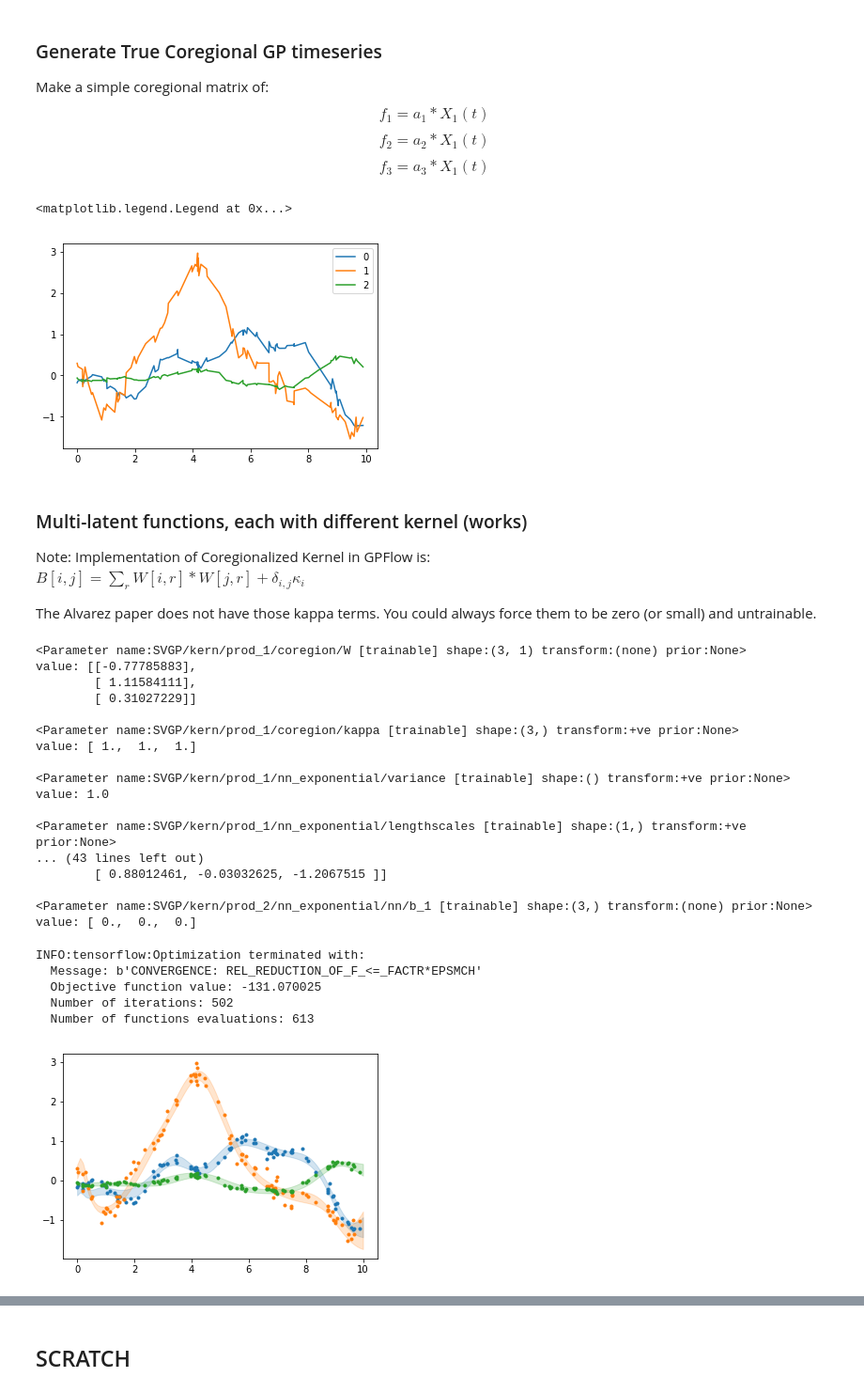
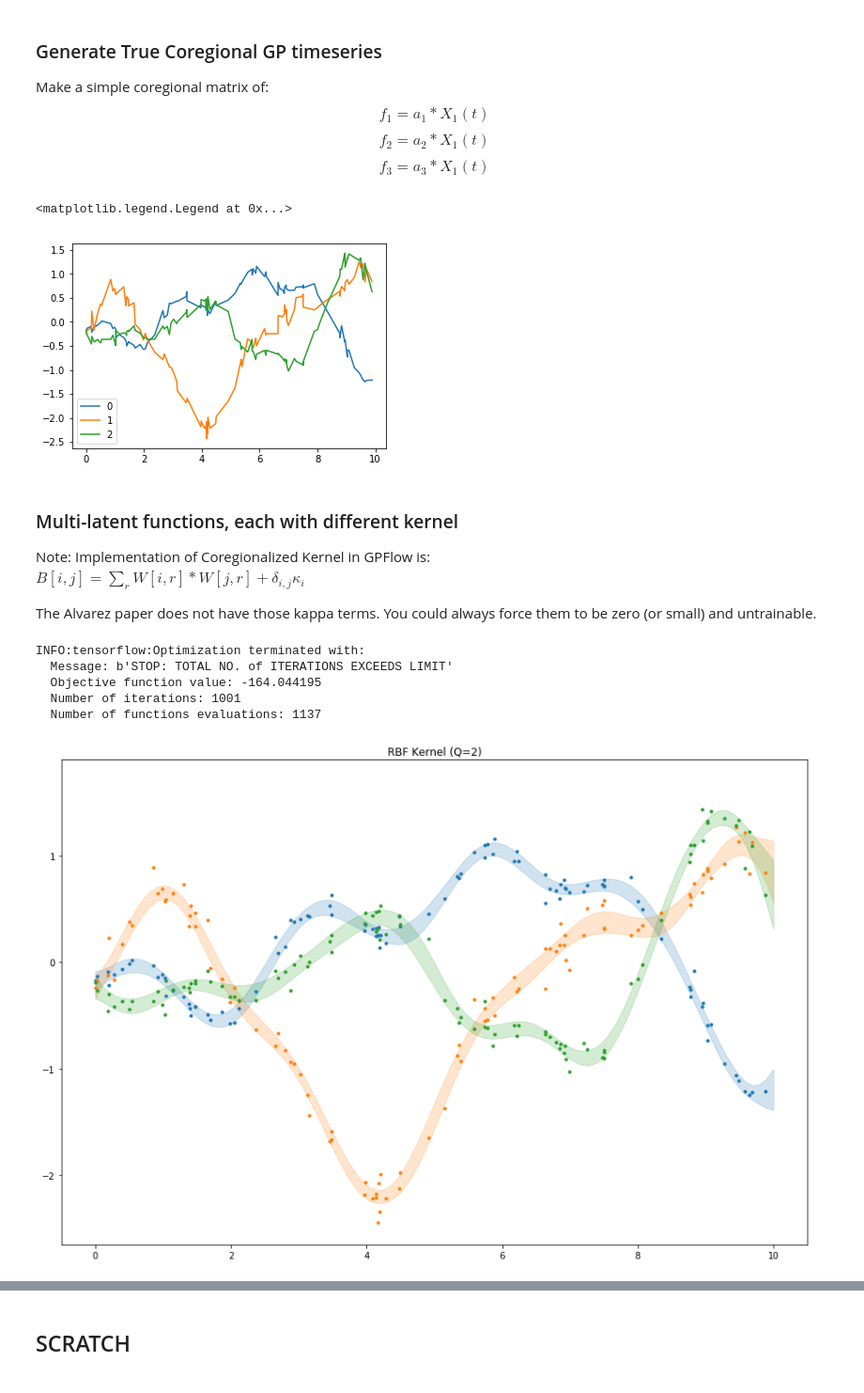
Before and after one commit to silburt/gp_nn, a Jupyter notebook: Coregion-py3.ipynb, the cells around one changed output, grey strips where cells are left out. Shown at 94% size. Saved outputs shown, nothing was run; the diff lists cells and outputs as text; code cells hidden in the pictures.

```diff
--- a/Coregion-py3.ipynb
+++ b/Coregion-py3.ipynb
@@ -116,7 +116,7 @@ func = SimpleKernel(0.1)
 kernel = RVKernel(func, 1.0, 1.0, 0.6, 0.3, 0.5)
 # %%
 #generate some correlated time series according to a kernel K
-npts = 10
+npts = 100
 output_dim = 3
 range_ = 10
 
@@ -158,7 +158,8 @@ X = np.random.rand(npts,1)*range_
 
 #correlated data = uncorrelated data x Cholesky decomposition
 K = V2*np.exp(-0.5*np.square(X - X.T)/LS2) + np.eye(npts)*noise
-B = np.array([0.79042061, -1.46037718, -0.32913388])   #coregion matrix
+B = np.array([0.79042061, 1.2, -1])   #coregion matrix
+#B = np.array([1, 1, 1])
 f = B*np.dot(np.linalg.cholesky(K), np.random.randn(npts,output_dim))
 X,f = zip(*sorted(zip(X,f)))
 X,f = np.asarray(X), np.asarray(f)
@@ -174,9 +175,9 @@ for i in range(output_dim):
 plt.legend()
 # %% [output]
 <matplotlib.legend.Legend at 0x...>
-[figure, old version]
+[figure, new version]
 # %% [markdown]
-### Multi-latent functions, each with different kernel (works)
+### Multi-latent functions, each with different kernel
 Note: Implementation of Coregionalized Kernel in GPFlow is:
 $ B[i, j] = \sum_r W[i, r] * W[j, r] + \delta_{i,j}\kappa_i$
 
@@ -243,12 +259,13 @@ R = 1   #rank of coreg matrix
 
 #standard kernels
 #k = [gpflow.kernels.Exponential(input_dim, lengthscales=np.random.randn(input_dim)) for q in range(Q)]
+k = [gpflow.kernels.RBF(input_dim, lengthscales=np.random.randn(input_dim)) for q in range(Q)]
 # k = [gpflow.kernels.Exponential(input_dim, lengthscales=np.random.randn(input_dim)),
 #      gpflow.kernels.Matern32(input_dim, lengthscales=np.random.randn(input_dim))]
 
 #NN kernels
-nndim = [input_dim, 5, output_dim]
-k = [NN_Exponential(NN(nndim), input_dim, lengthscales=np.random.randn(input_dim)) for q in range(Q)]
+# nndim = [input_dim, 10, 10]
+# k = [NN_Exponential(NN(nndim), input_dim, lengthscales=np.random.randn(input_dim)) for q in range(Q)]
 
 #make LMC
 coreg = [gpflow.kernels.Coregion(input_dim, output_dim=output_dim, rank=R, active_dims=[1]) for q in range(Q)]
@@ -268,45 +285,31 @@ else:
     m.kern.coregion.W = np.random.randn(output_dim, R)
     #m.kern.coregion.kappa = np.zeros(output_dim) #force kappa terms to be 0 and untrainable
     #m.kern.coregion.kappa.set_trainable(False)
-# %%
-print(kern)
-# %% [output]
-<Parameter name:SVGP/kern/prod_1/coregion/W [trainable] shape:(3, 1) transform:(none) prior:None>
-value: [[-0.77785883],
-        [ 1.11584111],
-        [ 0.31027229]]
-
-<Parameter name:SVGP/kern/prod_1/coregion/kappa [trainable] shape:(3,) transform:+ve prior:None>
-value: [ 1.,  1.,  1.]
-
-<Parameter name:SVGP/kern/prod_1/nn_exponential/variance [trainable] shape:() transform:+ve prior:None>
-value: 1.0
-
-<Parameter name:SVGP/kern/prod_1/nn_exponential/lengthscales [trainable] shape:(1,) transform:+ve prior:None>
-... (43 lines left out)
-        [ 0.88012461, -0.03032625, -1.2067515 ]]
-
-<Parameter name:SVGP/kern/prod_2/nn_exponential/nn/b_1 [trainable] shape:(3,) transform:(none) prior:None>
-value: [ 0.,  0.,  0.]
 # %%
 #optimize
 gpflow.train.ScipyOptimizer().minimize(m, maxiter=1000)
 # %% [output]
 INFO:tensorflow:Optimization terminated with:
-  Message: b'CONVERGENCE: REL_REDUCTION_OF_F_<=_FACTR*EPSMCH'
-  Objective function value: -131.070025
-  Number of iterations: 502
-  Number of functions evaluations: 613
+  Message: b'STOP: TOTAL NO. of ITERATIONS EXCEEDS LIMIT'
+  Objective function value: -164.044195
+  Number of iterations: 1001
+  Number of functions evaluations: 1137
 # %%
 xtest = np.linspace(0, range_, npts)[:,None]
+plt.figure(figsize=(15,10))
 for i in range(output_dim):
     line, = plt.plot(t[l==i], y[l==i], '.')
     mu, var = m.predict_f(np.hstack((xtest, i+np.zeros_like(xtest))))
     #plt.plot(xtest, mu, color=line.get_color(), lw=2)
     mu, var = mu.reshape(npts,), var.reshape(npts,)
     plt.fill_between(xtest.reshape(npts,), mu-2*np.sqrt(var), mu+2*np.sqrt(var), color=line.get_color(), alpha=0.2)
+
+kernel = "RBF"
+plt.title('%s Kernel (Q=%d)'%(kernel,Q), fontsize=12)
+plt.ylim([-2.65,1.9])
+plt.savefig('images/%s_Q=%d.png'%(kernel,Q))
 # %% [output]
-[figure, old version]
+[figure, new version]
 # %%
 print(m)
 # %% [output]
```
Also changed, not shown: parts of 10 cells of this notebook.
